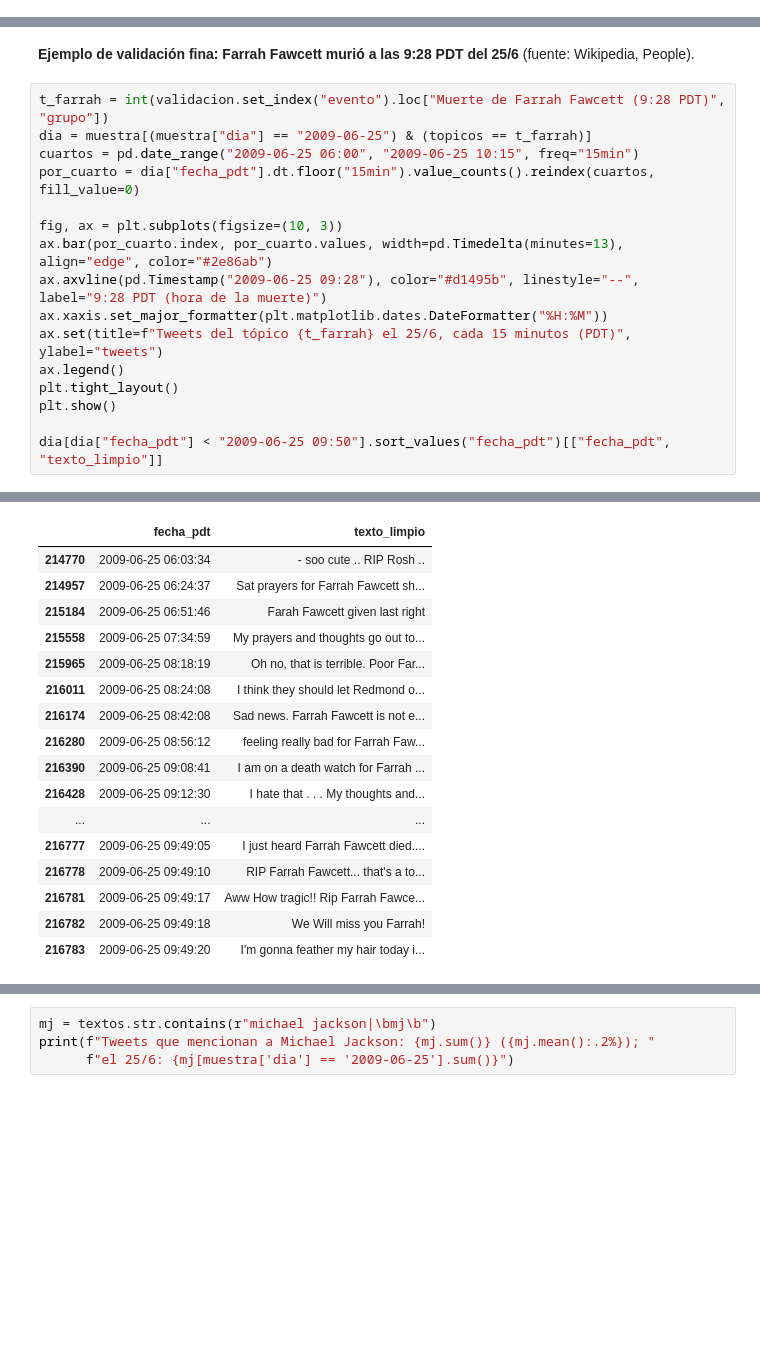
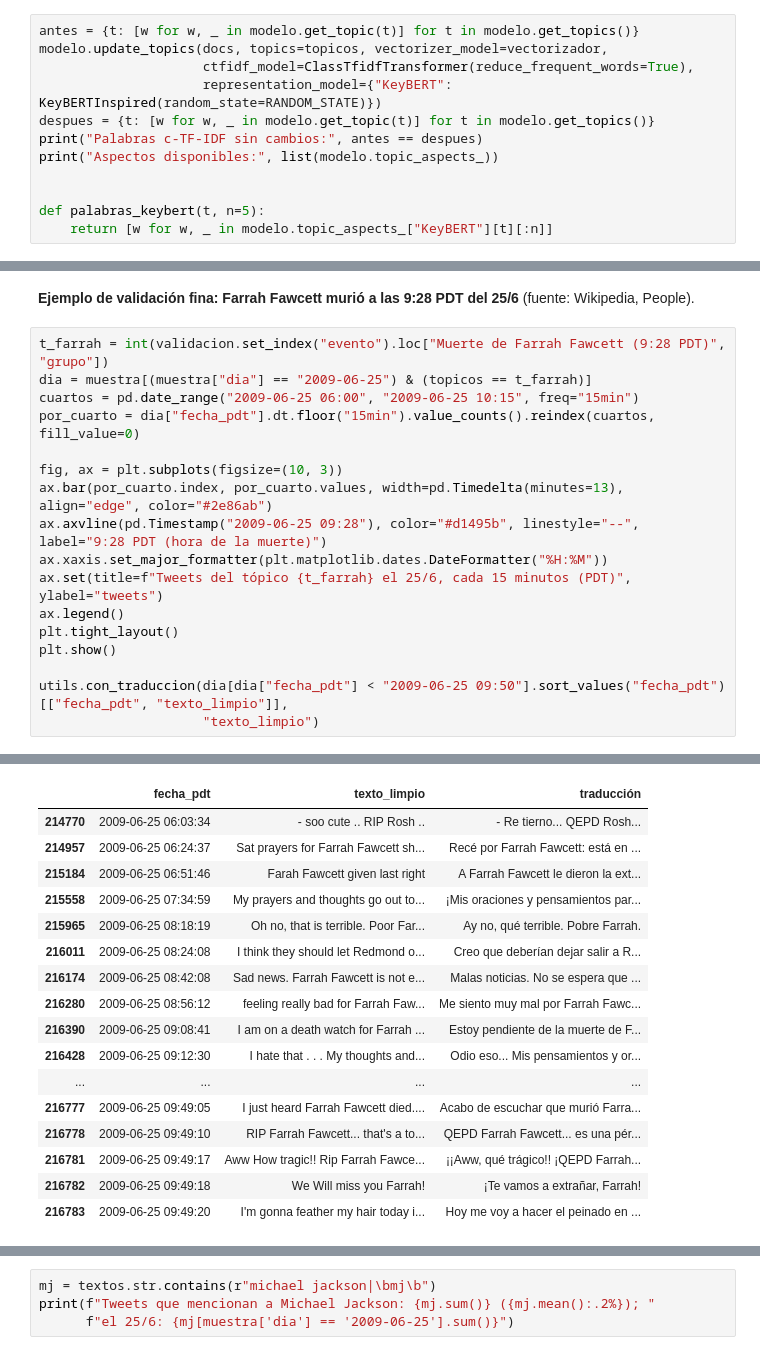
Before and after one commit to federicopintosr/diplomatura-tp-3, a Jupyter notebook: notebooks/04_bertopic.ipynb, the cells around one changed output, grey strips where cells are left out. Cells and saved outputs as stored; diff of their text form; blank space fills up the shorter version.

```diff
--- a/notebooks/04_bertopic.ipynb
+++ b/notebooks/04_bertopic.ipynb
@@ -202,3 +207,15 @@ print(f"{len(info) - 1} tópicos | {(topicos == -1).mean():.1%} outliers")
+# %%
+antes = {t: [w for w, _ in modelo.get_topic(t)] for t in modelo.get_topics()}
+modelo.update_topics(docs, topics=topicos, vectorizer_model=vectorizador,
+                     ctfidf_model=ClassTfidfTransformer(reduce_frequent_words=True),
+                     representation_model={"KeyBERT": KeyBERTInspired(random_state=RANDOM_STATE)})
+despues = {t: [w for w, _ in modelo.get_topic(t)] for t in modelo.get_topics()}
+print("Palabras c-TF-IDF sin cambios:", antes == despues)
+print("Aspectos disponibles:", list(modelo.topic_aspects_))
+
+
+def palabras_keybert(t, n=5):
+    return [w for w, _ in modelo.topic_aspects_["KeyBERT"][t][:n]]
 # %% [markdown]
 ## 4. De qué hablan los tweets
 # %%
@@ -365,36 +382,37 @@ Confirmados: 22 de 34
 # %%
 t_farrah = int(validacion.set_index("evento").loc["Muerte de Farrah Fawcett (9:28 PDT)", "grupo"])
 dia = muestra[(muestra["dia"] == "2009-06-25") & (topicos == t_farrah)]
 cuartos = pd.date_range("2009-06-25 06:00", "2009-06-25 10:15", freq="15min")
 por_cuarto = dia["fecha_pdt"].dt.floor("15min").value_counts().reindex(cuartos, fill_value=0)
 
 fig, ax = plt.subplots(figsize=(10, 3))
 ax.bar(por_cuarto.index, por_cuarto.values, width=pd.Timedelta(minutes=13), align="edge", color="#2e86ab")
 ax.axvline(pd.Timestamp("2009-06-25 09:28"), color="#d1495b", linestyle="--", label="9:28 PDT (hora de la muerte)")
 ax.xaxis.set_major_formatter(plt.matplotlib.dates.DateFormatter("%H:%M"))
 ax.set(title=f"Tweets del tópico {t_farrah} el 25/6, cada 15 minutos (PDT)", ylabel="tweets")
 ax.legend()
 plt.tight_layout()
 plt.show()
 
-dia[dia["fecha_pdt"] < "2009-06-25 09:50"].sort_values("fecha_pdt")[["fecha_pdt", "texto_limpio"]]
+utils.con_traduccion(dia[dia["fecha_pdt"] < "2009-06-25 09:50"].sort_values("fecha_pdt")[["fecha_pdt", "texto_limpio"]],
+                     "texto_limpio")
 # %% [output]
 [figure]
-|  | fecha_pdt | texto_limpio |
-| 214770 | 2009-06-25 06:03:34 | - soo cute .. RIP Rosh .. |
-| 214957 | 2009-06-25 06:24:37 | Sat prayers for Farrah Fawcett sh... |
-| 215184 | 2009-06-25 06:51:46 | Farah Fawcett given last right |
-| 215558 | 2009-06-25 07:34:59 | My prayers and thoughts go out to... |
-| 215965 | 2009-06-25 08:18:19 | Oh no, that is terrible. Poor Far... |
-| 216011 | 2009-06-25 08:24:08 | I think they should let Redmond o... |
-| 216174 | 2009-06-25 08:42:08 | Sad news. Farrah Fawcett is not e... |
-| 216280 | 2009-06-25 08:56:12 | feeling really bad for Farrah Faw... |
-| 216390 | 2009-06-25 09:08:41 | I am on a death watch for Farrah ... |
-| 216428 | 2009-06-25 09:12:30 | I hate that . . . My thoughts and... |
-| ... | ... | ... |
-| 216777 | 2009-06-25 09:49:05 | I just heard Farrah Fawcett died.... |
-| 216778 | 2009-06-25 09:49:10 | RIP Farrah Fawcett... that's a to... |
-| 216781 | 2009-06-25 09:49:17 | Aww How tragic!! Rip Farrah Fawce... |
-| 216782 | 2009-06-25 09:49:18 | We Will miss you Farrah! |
-| 216783 | 2009-06-25 09:49:20 | I'm gonna feather my hair today i... |
+|  | fecha_pdt | texto_limpio | traducción |
+| 214770 | 2009-06-25 06:03:34 | - soo cute .. RIP Rosh .. | - Re tierno... QEPD Rosh... |
+| 214957 | 2009-06-25 06:24:37 | Sat prayers for Farrah Fawcett sh... | Recé por Farrah Fawcett: está en ... |
+| 215184 | 2009-06-25 06:51:46 | Farah Fawcett given last right | A Farrah Fawcett le dieron la ext... |
+| 215558 | 2009-06-25 07:34:59 | My prayers and thoughts go out to... | ¡Mis oraciones y pensamientos par... |
+| 215965 | 2009-06-25 08:18:19 | Oh no, that is terrible. Poor Far... | Ay no, qué terrible. Pobre Farrah. |
+| 216011 | 2009-06-25 08:24:08 | I think they should let Redmond o... | Creo que deberían dejar salir a R... |
+| 216174 | 2009-06-25 08:42:08 | Sad news. Farrah Fawcett is not e... | Malas noticias. No se espera que ... |
+| 216280 | 2009-06-25 08:56:12 | feeling really bad for Farrah Faw... | Me siento muy mal por Farrah Fawc... |
+| 216390 | 2009-06-25 09:08:41 | I am on a death watch for Farrah ... | Estoy pendiente de la muerte de F... |
+| 216428 | 2009-06-25 09:12:30 | I hate that . . . My thoughts and... | Odio eso... Mis pensamientos y or... |
+| ... | ... | ... | ... |
+| 216777 | 2009-06-25 09:49:05 | I just heard Farrah Fawcett died.... | Acabo de escuchar que murió Farra... |
+| 216778 | 2009-06-25 09:49:10 | RIP Farrah Fawcett... that's a to... | QEPD Farrah Fawcett... es una pér... |
+| 216781 | 2009-06-25 09:49:17 | Aww How tragic!! Rip Farrah Fawce... | ¡¡Aww, qué trágico!! ¡QEPD Farrah... |
+| 216782 | 2009-06-25 09:49:18 | We Will miss you Farrah! | ¡Te vamos a extrañar, Farrah! |
+| 216783 | 2009-06-25 09:49:20 | I'm gonna feather my hair today i... | Hoy me voy a hacer el peinado en ... |
 # %% [markdown]
```
Also changed, not shown: parts of 17 cells of this notebook, 9 other files.
